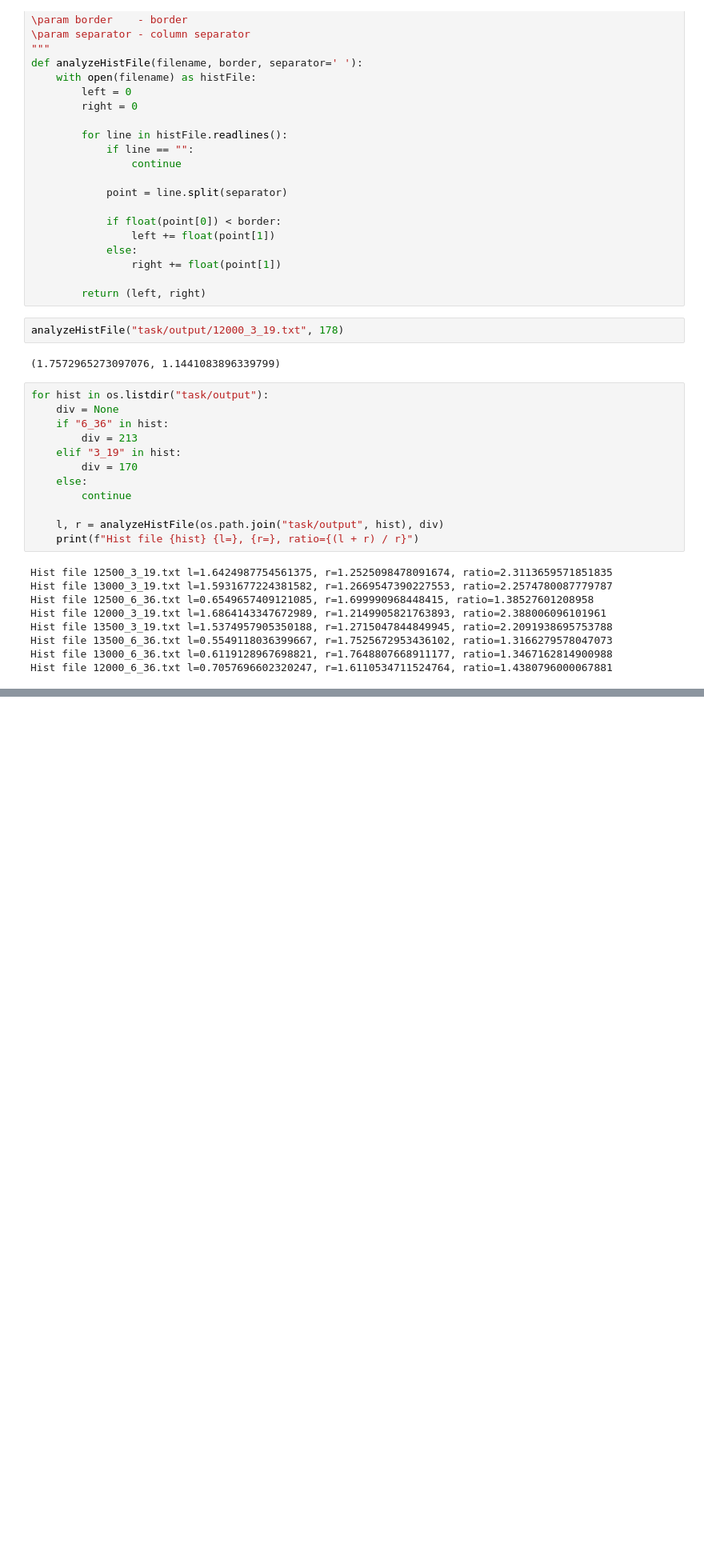
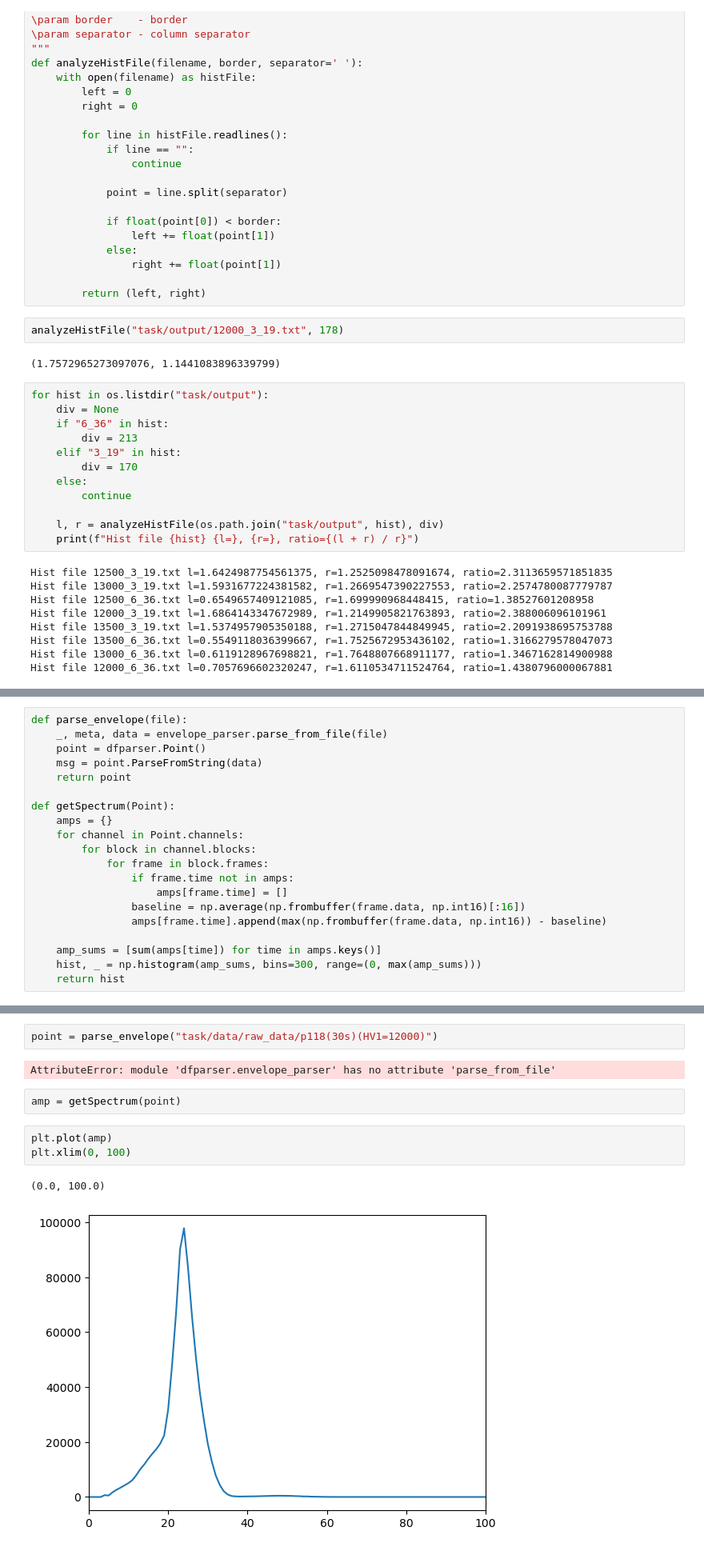
Before and after one commit to GregTheMadMonk/edu-28, a Jupyter notebook: edu-28.ipynb, the cells around one changed output, grey strips where cells are left out. Shown at 80% size. Cells and saved outputs as stored; diff of their text form; blank space fills up the shorter version.

Commit message:
add parser for numass points

```diff
--- a/edu-28.ipynb
+++ b/edu-28.ipynb
@@ -618,0 +625,20 @@ Hist file 12000_6_36.txt l=0.7057696602320247, r=1.6110534711524764, ratio=1.438
+# %%
+def parse_envelope(file):
+    _, meta, data = envelope_parser.parse_from_file(file)
+    point = dfparser.Point()
+    msg = point.ParseFromString(data)
+    return point
+
+def getSpectrum(Point):
+    amps = {}
+    for channel in Point.channels:
+        for block in channel.blocks:
+            for frame in block.frames:
+                if frame.time not in amps:
+                    amps[frame.time] = []
+                baseline = np.average(np.frombuffer(frame.data, np.int16)[:16])
+                amps[frame.time].append(max(np.frombuffer(frame.data, np.int16)) - baseline)
+
+    amp_sums = [sum(amps[time]) for time in amps.keys()]
+    hist, _ = np.histogram(amp_sums, bins=300, range=(0, max(amp_sums)))
+    return hist
@@ -618,0 +653,12 @@ Hist file 12000_6_36.txt l=0.7057696602320247, r=1.6110534711524764, ratio=1.438
+# %%
+point = parse_envelope("task/data/raw_data/p118(30s)(HV1=12000)")
+# %% [output]
+AttributeError: module 'dfparser.envelope_parser' has no attribute 'parse_from_file'
+# %%
+amp = getSpectrum(point)
+# %%
+plt.plot(amp)
+plt.xlim(0, 100)
+# %% [output]
+(0.0, 100.0)
+[figure, added]
```
Also changed, not shown: parts of 4 cells of this notebook, 1 other file.
